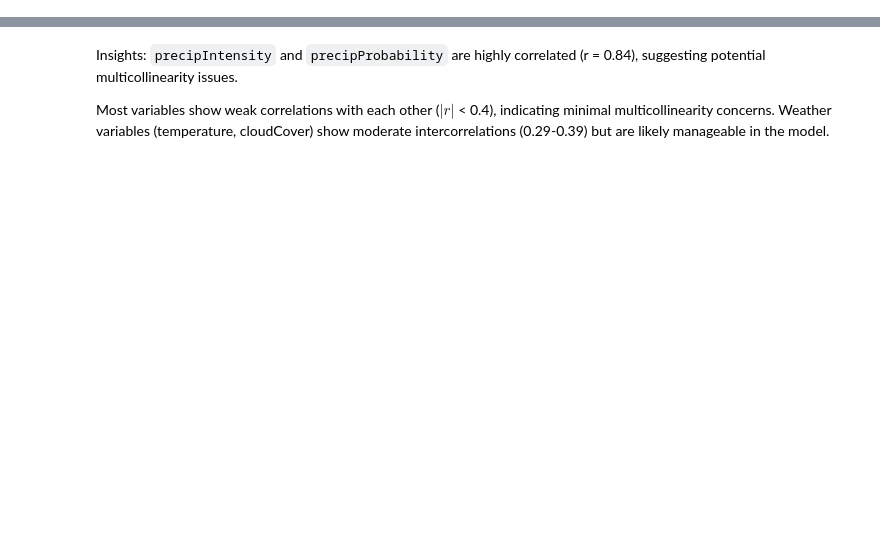
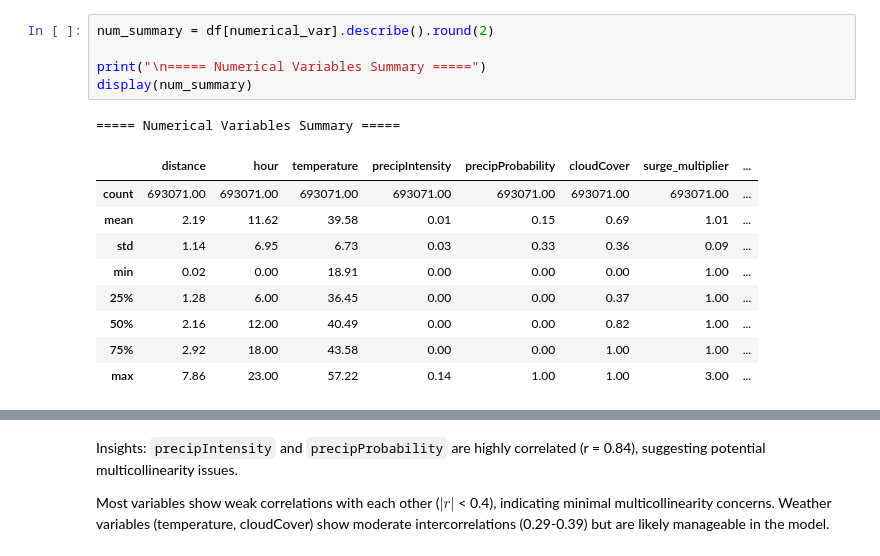
Before and after one commit to CindySun0309/APCOMP209_Final_Project, a Jupyter notebook: EDA.ipynb, the cells around one changed output, grey strips where cells are left out. Saved outputs shown, nothing was run; the diff lists cells and outputs as text; blank space fills up the shorter version.

```diff
--- a/EDA.ipynb
+++ b/EDA.ipynb
@@ -161,0 +243,16 @@ dtype: int64
+# %%
+num_summary = df[numerical_var].describe().round(2)
+
+print("\n===== Numerical Variables Summary =====")
+display(num_summary)
+# %% [output]
+===== Numerical Variables Summary =====
+|  | distance | hour | temperature | precipIntensity | precipProbability | cloudCover | surge_multiplier | ... |
+| count | 693071.00 | 693071.00 | 693071.00 | 693071.00 | 693071.00 | 693071.00 | 693071.00 | ... |
+| mean | 2.19 | 11.62 | 39.58 | 0.01 | 0.15 | 0.69 | 1.01 | ... |
+| std | 1.14 | 6.95 | 6.73 | 0.03 | 0.33 | 0.36 | 0.09 | ... |
+| min | 0.02 | 0.00 | 18.91 | 0.00 | 0.00 | 0.00 | 1.00 | ... |
+| 25% | 1.28 | 6.00 | 36.45 | 0.00 | 0.00 | 0.37 | 1.00 | ... |
+| 50% | 2.16 | 12.00 | 40.49 | 0.00 | 0.00 | 0.82 | 1.00 | ... |
+| 75% | 2.92 | 18.00 | 43.58 | 0.00 | 0.00 | 1.00 | 1.00 | ... |
+| max | 7.86 | 23.00 | 57.22 | 0.14 | 1.00 | 1.00 | 3.00 | ... |
```
Also changed, not shown: parts of 37 cells of this notebook.
